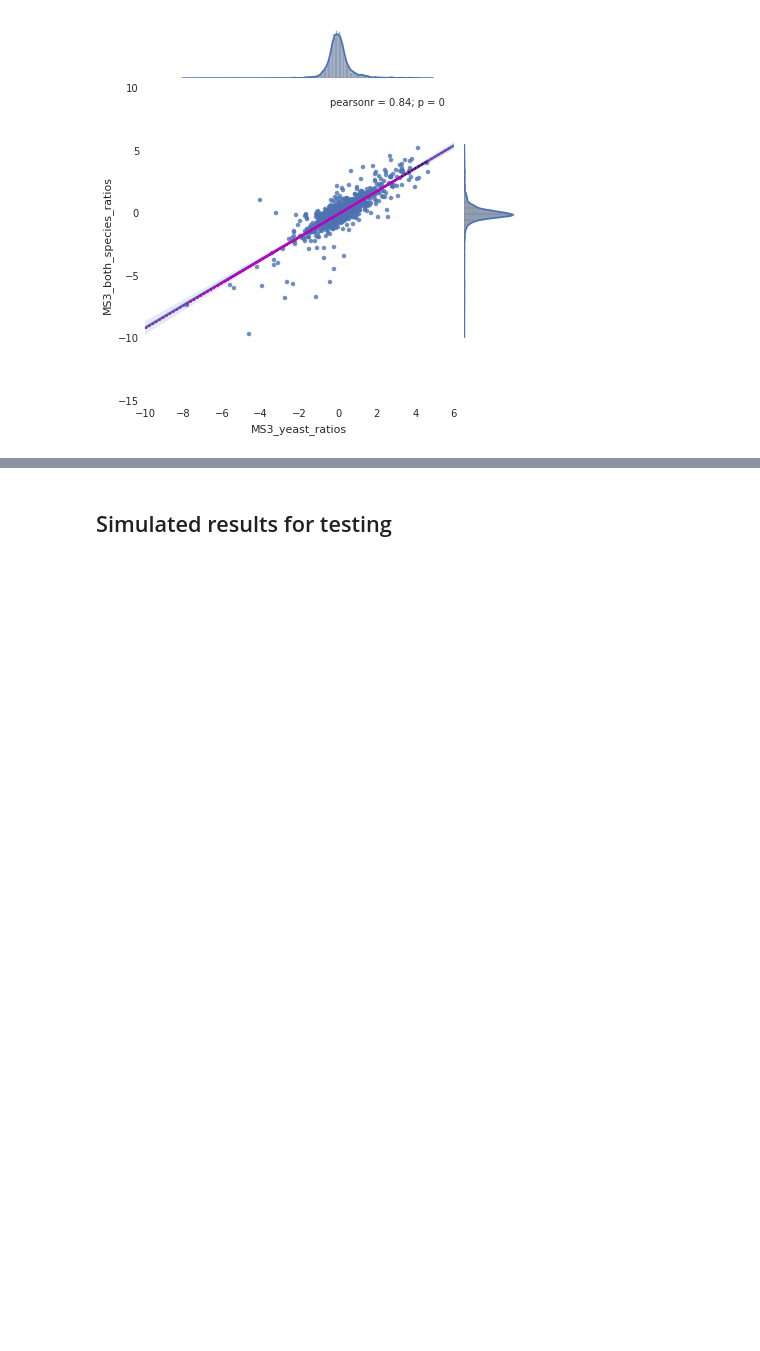
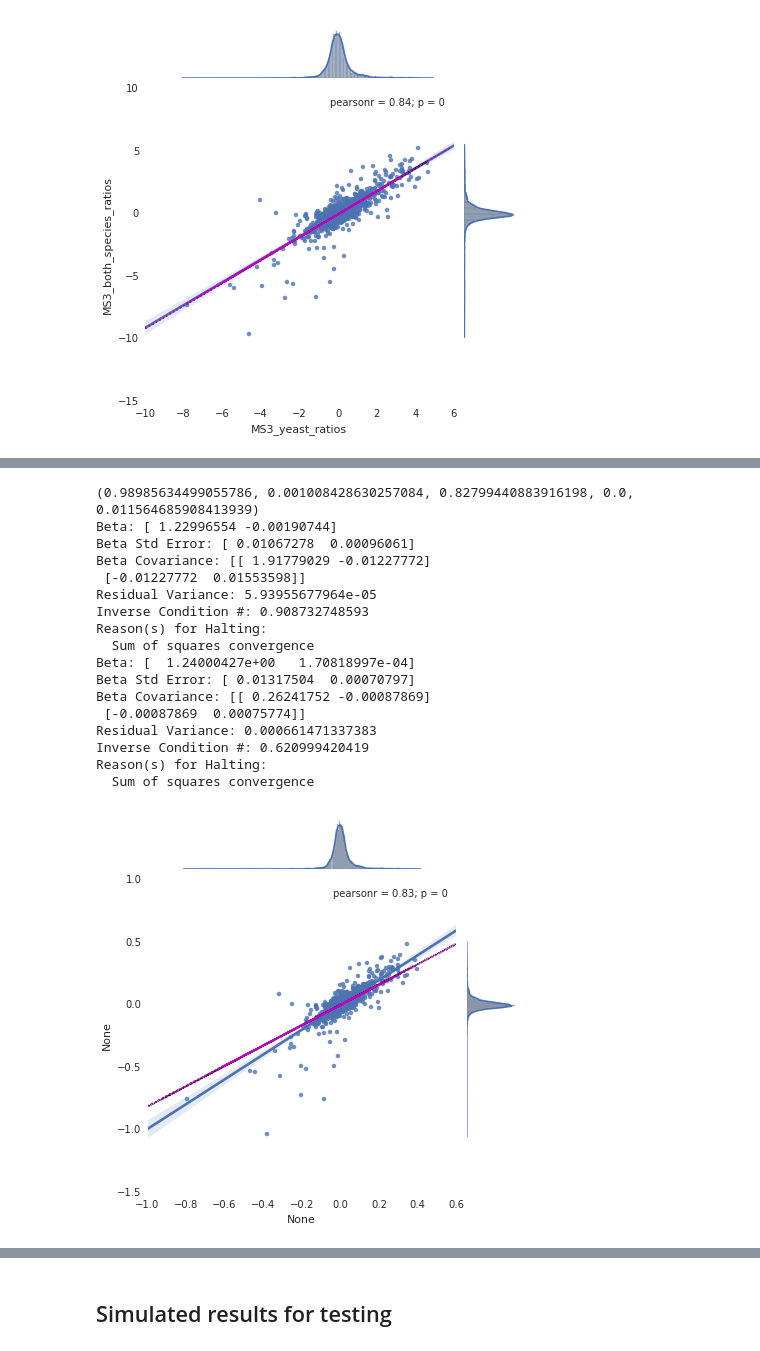
Before and after one commit to matted-zz/ipynb_test, a Jupyter notebook: Ratio comparison with errors in both variables.ipynb, the cells around one changed output, grey strips where cells are left out. Cells and saved outputs as stored; diff of their text form; code cells hidden in the pictures; blank space fills up the shorter version.

```diff
--- a/Ratio comparison with errors in both variables.ipynb
+++ b/Ratio comparison with errors in both variables.ipynb
@@ -82,0 +179,52 @@ pylab.show()
+# %%
+# total least squares regression with empirical standard deviations used in fitting, MS3
+temp = numpy.log2(merged[["MS3_yeast_group1_avg", "MS3_yeast_group2_avg",
+                          "MS3_yeast_group1_std", "MS3_yeast_group2_std",
+                          "MS3_both_species_group1_avg", "MS3_both_species_group2_avg",
+                          "MS3_both_species_group1_std", "MS3_both_species_group2_std",
+                         ]].dropna())
+x = temp[temp.columns[0]] - temp[temp.columns[1]]
+y = temp[temp.columns[4]] - temp[temp.columns[5]]
+sx = 0.5 * temp[temp.columns[2]] + 0.5 * temp[temp.columns[3]]
+sy = 0.5 * temp[temp.columns[6]] + 0.5 * temp[temp.columns[7]]
+print scipy.stats.linregress(x, y)
+
+# pylab.plot(x, y, 'o', alpha=0.5)
+seaborn.jointplot(x, y, kind="reg")
+if True:
+    model = scipy.odr.Model(lambda b, x : b[0]*x + b[1])
+    data = scipy.odr.RealData(x, y, sx=sx, sy=sy)
+    odr = scipy.odr.ODR(data, model, beta0=[1.0, 0.0])
+    odr.set_job(fit_type=0) # 2 is vanilla least squares, which will match linregress (above)
+    fit = odr.run()
+    fit.pprint()
+    pylab.plot(fit.beta[0]*y + fit.beta[1], y, "k:")
+if True:
+    model = scipy.odr.Model(lambda b, x : b[0]*x + b[1])
+    data = scipy.odr.RealData(x, y)
+    odr = scipy.odr.ODR(data, model, beta0=[1.0, 0.0])
+    odr.set_job(fit_type=0) # 2 is vanilla least squares, which will match linregress (above)
+    fit = odr.run()
+    fit.pprint()
+    pylab.plot(fit.beta[0]*y + fit.beta[1], y, "m:")
+
+pylab.show()
+# %% [output]
+(0.98985634499055786, 0.001008428630257084, 0.82799440883916198, 0.0, 0.011564685908413939)
+Beta: [ 1.22996554 -0.00190744]
+Beta Std Error: [ 0.01067278  0.00096061]
+Beta Covariance: [[ 1.91779029 -0.01227772]
+ [-0.01227772  0.01553598]]
+Residual Variance: 5.93955677964e-05
+Inverse Condition #: 0.908732748593
+Reason(s) for Halting:
+  Sum of squares convergence
+Beta: [  1.24000427e+00   1.70818997e-04]
+Beta Std Error: [ 0.01317504  0.00070797]
+Beta Covariance: [[ 0.26241752 -0.00087869]
+ [-0.00087869  0.00075774]]
+Residual Variance: 0.000661471337383
+Inverse Condition #: 0.620999420419
+Reason(s) for Halting:
+  Sum of squares convergence
+[figure, added]
```
Also changed, not shown: parts of 10 cells of this notebook.
